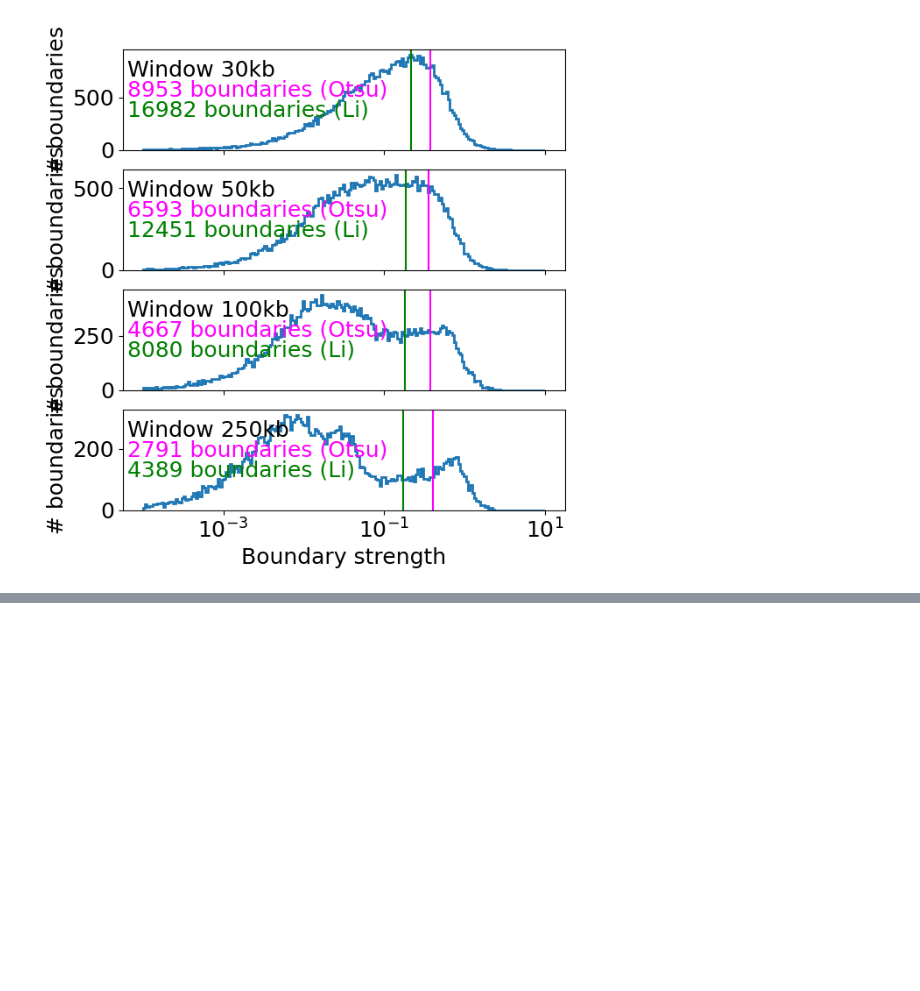
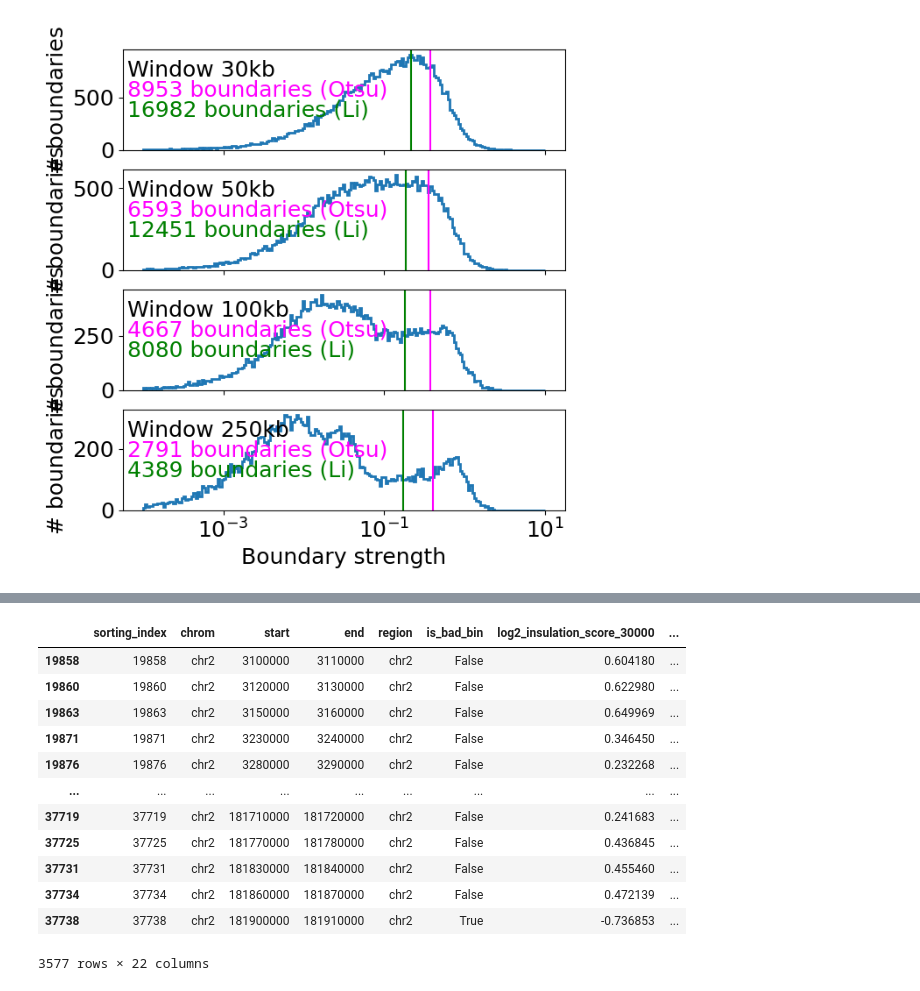
Before and after one commit to RenhaoL/HST508_Fall2022_final_project, a Jupyter notebook: codes/20221116_insulation_boundaries.ipynb, the cells around one changed output, grey strips where cells are left out. Cells and saved outputs as stored; diff of their text form; code cells hidden in the pictures; blank space fills up the shorter version.

```diff
--- a/codes/20221116_insulation_boundaries.ipynb
+++ b/codes/20221116_insulation_boundaries.ipynb
@@ -468,0 +519,30 @@ axs[-1].set(xlabel='Boundary strength')
+# %%
+all_chrom = ["chr"+str(i) for i in range(1,20)] + ["chrX", "chrY"]
+all_chrom
+windows_size=30000
+insulation_table[insulation_table["chrom"] == "chr2"]
+
+start = 0
+end = max(insulation_table[insulation_table["chrom"] == "chr2"]["end"])
+region = ('chr2', start, end)
+
+insul_region = bioframe.select(insulation_table, region)
+boundaries = insul_region[~np.isnan(insul_region[f'boundary_strength_{windows_size}'])]
+strong_boundaries = boundaries[boundaries[f'is_boundary_{windows_size}']]
+TAD_boundary_location = strong_boundaries[['start', 'end']].mean(axis=1)
+# %%
+boundaries
+# %% [output]
+|  | sorting_index | chrom | start | end | region | is_bad_bin | log2_insulation_score_30000 | ... |
+| 19858 | 19858 | chr2 | 3100000 | 3110000 | chr2 | False | 0.604180 | ... |
+| 19860 | 19860 | chr2 | 3120000 | 3130000 | chr2 | False | 0.622980 | ... |
+| 19863 | 19863 | chr2 | 3150000 | 3160000 | chr2 | False | 0.649969 | ... |
+| 19871 | 19871 | chr2 | 3230000 | 3240000 | chr2 | False | 0.346450 | ... |
+| 19876 | 19876 | chr2 | 3280000 | 3290000 | chr2 | False | 0.232268 | ... |
+| ... | ... | ... | ... | ... | ... | ... | ... | ... |
+| 37719 | 37719 | chr2 | 181710000 | 181720000 | chr2 | False | 0.241683 | ... |
+| 37725 | 37725 | chr2 | 181770000 | 181780000 | chr2 | False | 0.436845 | ... |
+| 37731 | 37731 | chr2 | 181830000 | 181840000 | chr2 | False | 0.455460 | ... |
+| 37734 | 37734 | chr2 | 181860000 | 181870000 | chr2 | False | 0.472139 | ... |
+| 37738 | 37738 | chr2 | 181900000 | 181910000 | chr2 | True | -0.736853 | ... |
+3577 rows × 22 columns
```
Also changed, not shown: parts of 15 cells of this notebook.
